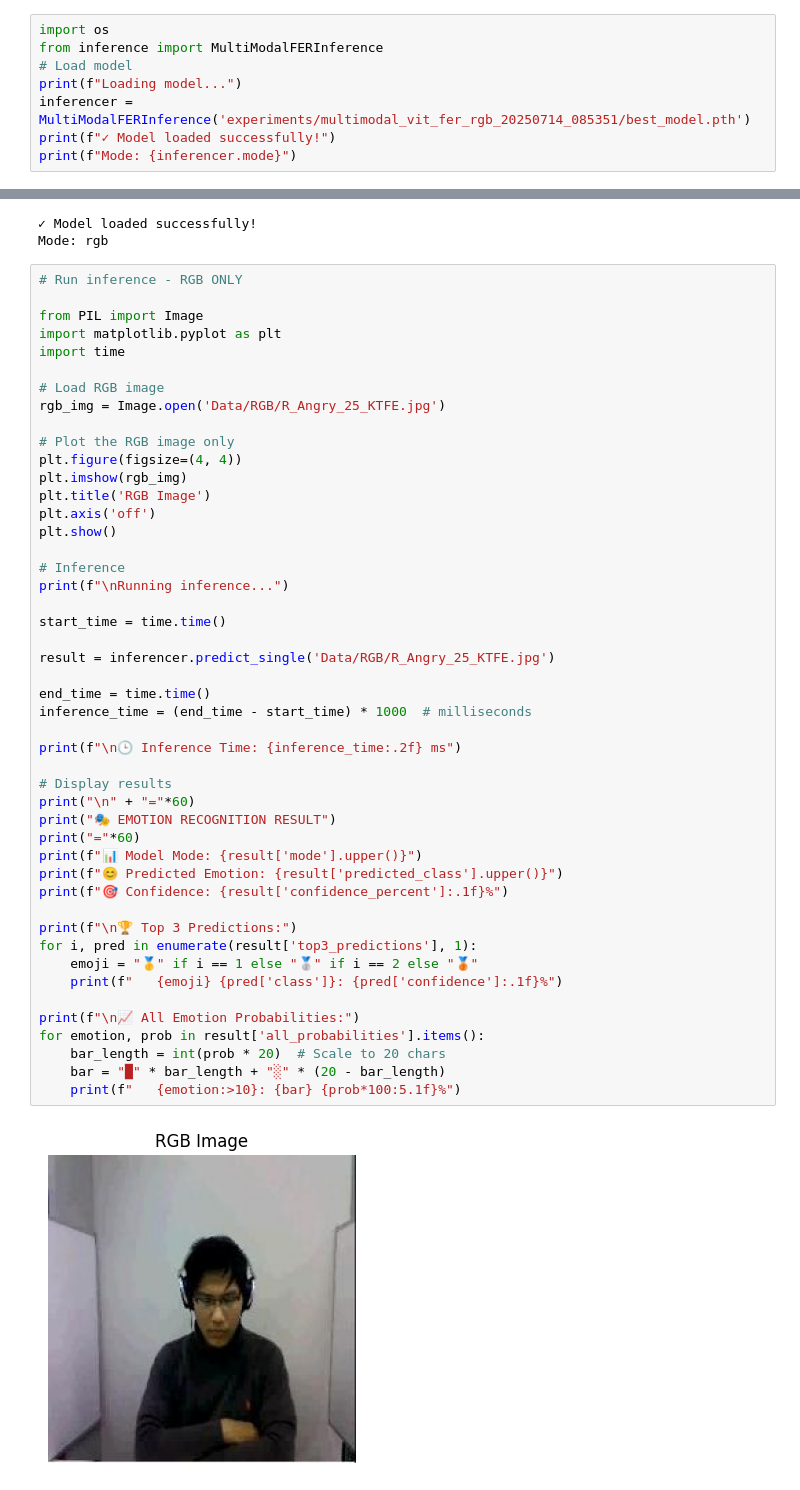
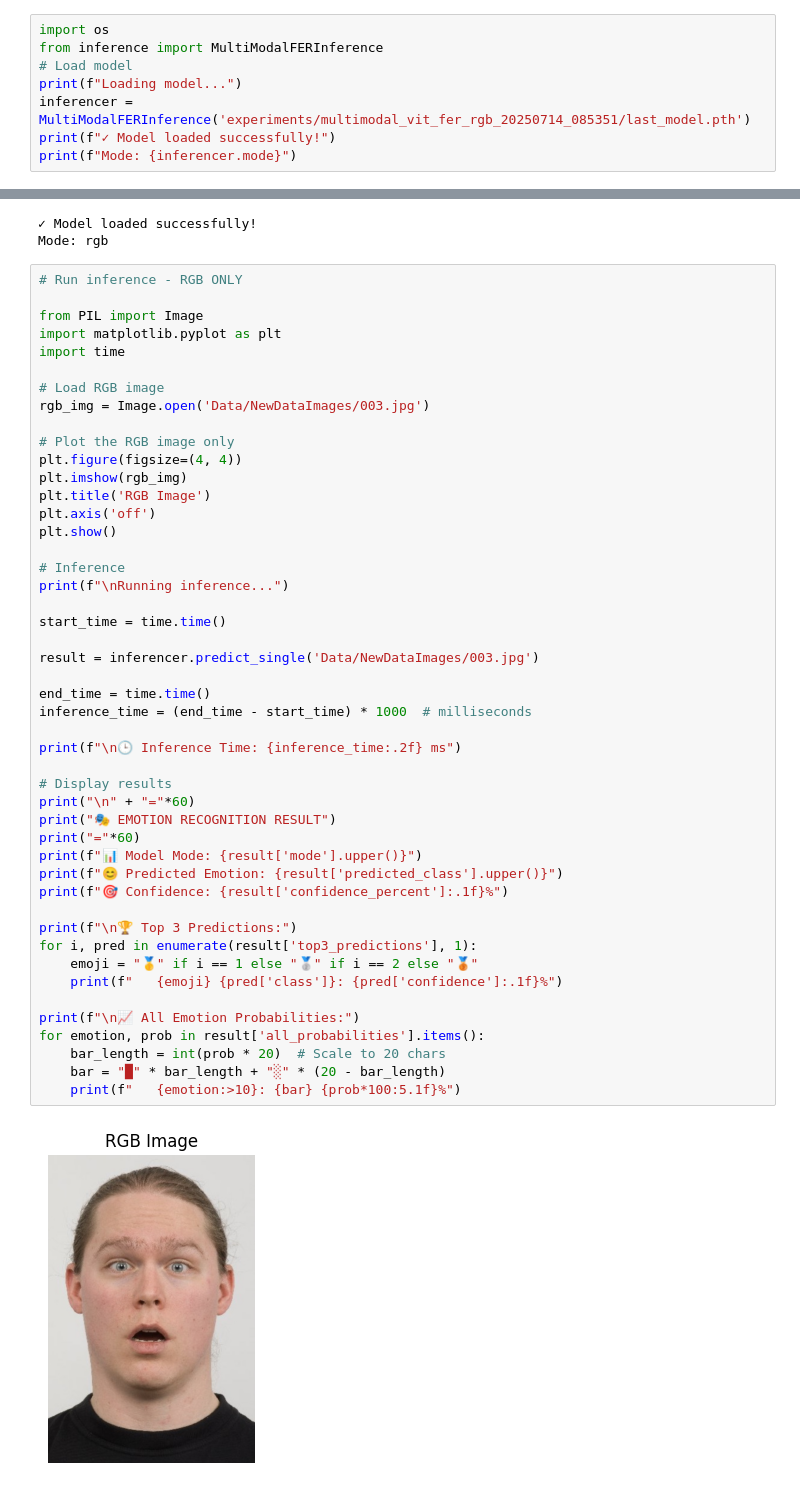
Before and after one commit to reicraftscodes/group-4-dissertation, a Jupyter notebook: evaluation_results/10Ep_RGB_multimodal_vit_fer_rgb_20250714_085351.ipynb, the cells around one changed output, grey strips where cells are left out. Cells and saved outputs as stored; diff of their text form.

Commit message:
feat: fed new unseen data for inference

```diff
--- a/evaluation_results/10Ep_RGB_multimodal_vit_fer_rgb_20250714_085351.ipynb
+++ b/evaluation_results/10Ep_RGB_multimodal_vit_fer_rgb_20250714_085351.ipynb
@@ -686,7 +686,7 @@ import os
 from inference import MultiModalFERInference
 # Load model
 print(f"Loading model...")
-inferencer = MultiModalFERInference('experiments/multimodal_vit_fer_rgb_20250714_085351/best_model.pth')
+inferencer = MultiModalFERInference('experiments/multimodal_vit_fer_rgb_20250714_085351/last_model.pth')
 print(f"✓ Model loaded successfully!")
 print(f"Mode: {inferencer.mode}")
 # %% [output]
@@ -709,7 +709,7 @@ import matplotlib.pyplot as plt
 import time
 
 # Load RGB image
-rgb_img = Image.open('Data/RGB/R_Angry_25_KTFE.jpg')
+rgb_img = Image.open('Data/NewDataImages/003.jpg')
 
 # Plot the RGB image only
 plt.figure(figsize=(4, 4))
@@ -721,34 +721,34 @@ plt.show()
 # Inference
 print(f"\nRunning inference...")
 
 start_time = time.time()
 
-result = inferencer.predict_single('Data/RGB/R_Angry_25_KTFE.jpg')
+result = inferencer.predict_single('Data/NewDataImages/003.jpg')
 
 end_time = time.time()
 inference_time = (end_time - start_time) * 1000  # milliseconds
 
 print(f"\n🕒 Inference Time: {inference_time:.2f} ms")
 
 # Display results
 print("\n" + "="*60)
 print("🎭 EMOTION RECOGNITION RESULT")
 print("="*60)
 print(f"📊 Model Mode: {result['mode'].upper()}")
 print(f"😊 Predicted Emotion: {result['predicted_class'].upper()}")
 print(f"🎯 Confidence: {result['confidence_percent']:.1f}%")
 
 print(f"\n🏆 Top 3 Predictions:")
 for i, pred in enumerate(result['top3_predictions'], 1):
     emoji = "🥇" if i == 1 else "🥈" if i == 2 else "🥉"
     print(f"   {emoji} {pred['class']}: {pred['confidence']:.1f}%")
 
 print(f"\n📈 All Emotion Probabilities:")
 for emotion, prob in result['all_probabilities'].items():
     bar_length = int(prob * 20)  # Scale to 20 chars
     bar = "█" * bar_length + "░" * (20 - bar_length)
     print(f"   {emotion:>10}: {bar} {prob*100:5.1f}%")
 # %% [output]
-[figure, old version]
+[figure, new version]
 Running inference...
 
```
Also changed, not shown: parts of 2 cells of this notebook.
